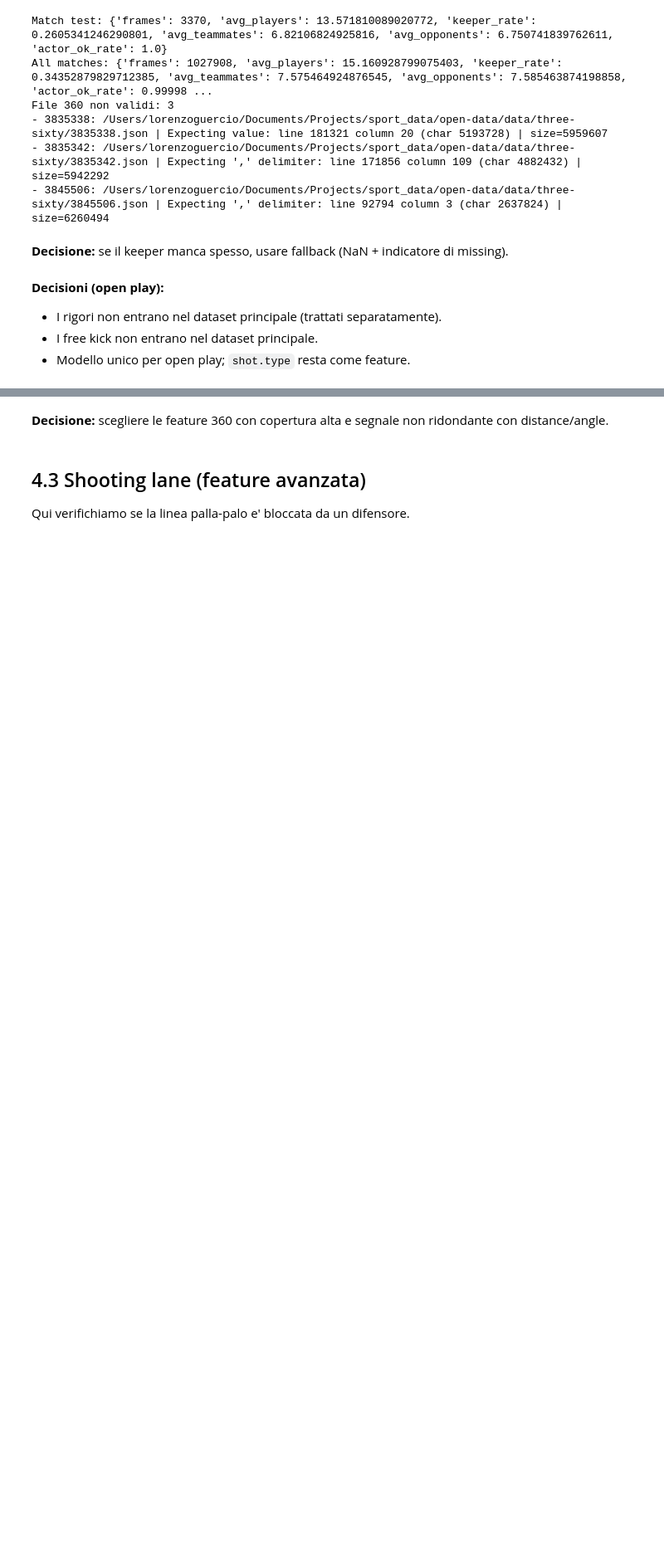
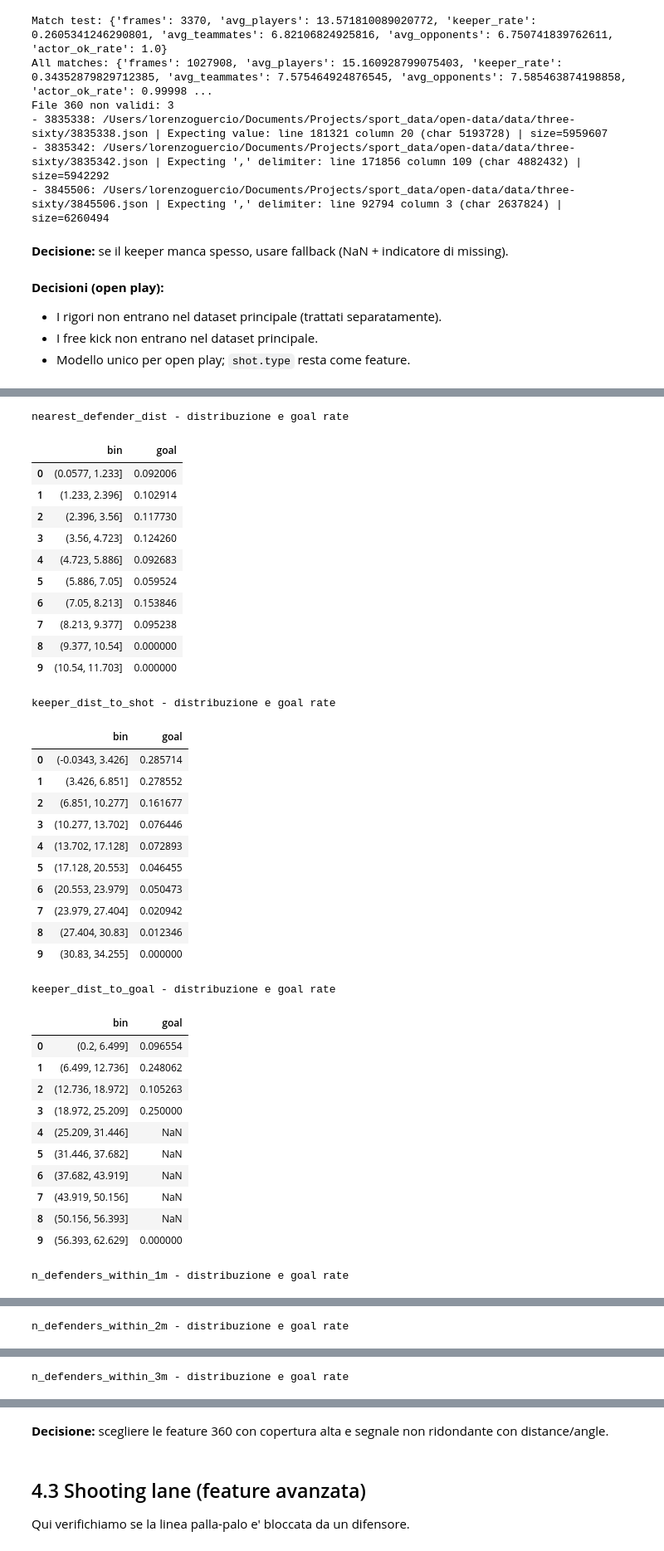
Before and after one commit to lollokomotiv/sport_code_repo, a Jupyter notebook: xgoals_project/xg_notebook_statsbomb.ipynb, the cells around one changed output, grey strips where cells are left out. Shown at 83% size. Saved outputs shown, nothing was run; the diff lists cells and outputs as text; code cells hidden in the pictures; blank space fills up the shorter version.

```diff
--- a/xgoals_project/xg_notebook_statsbomb.ipynb
+++ b/xgoals_project/xg_notebook_statsbomb.ipynb
@@ -834,29 +875,67 @@ shots_360.head()
 # %%
 # Distribuzioni e goal rate per bins (feature 360)
 
 feature_cols = [
     'nearest_defender_dist',
     'keeper_dist_to_shot',
     'keeper_dist_to_goal',
     'n_defenders_within_1m',
     'n_defenders_within_2m',
     'n_defenders_within_3m',
     'n_players_in_cone_to_goal',
     'visible_area_size',
 ]
 
+# Loop su feature: distribuzione e goal rate per bin
 for col in feature_cols:
     series = shots_360[col].dropna()
     if series.empty:
         print(f"{col}: nessun dato")
         continue
 
     # Bin automatici (10) per una lettura veloce
     bins = pd.cut(series, bins=10)
     tmp = shots_360.loc[series.index].copy()
     tmp['bin'] = bins
     grouped = tmp.groupby('bin')['goal'].mean().reset_index()
 
-    print(f"
-{col} - distribuzione e goal rate")
+    print(f"{col} - distribuzione e goal rate")
     display(grouped)
+# %% [output]
+nearest_defender_dist - distribuzione e goal rate
+|  | bin | goal |
+| 0 | (0.0577, 1.233] | 0.092006 |
+| 1 | (1.233, 2.396] | 0.102914 |
+| 2 | (2.396, 3.56] | 0.117730 |
+| 3 | (3.56, 4.723] | 0.124260 |
+| 4 | (4.723, 5.886] | 0.092683 |
+| 5 | (5.886, 7.05] | 0.059524 |
+| 6 | (7.05, 8.213] | 0.153846 |
+| 7 | (8.213, 9.377] | 0.095238 |
+| 8 | (9.377, 10.54] | 0.000000 |
+| 9 | (10.54, 11.703] | 0.000000 |
+keeper_dist_to_shot - distribuzione e goal rate
+|  | bin | goal |
+| 0 | (-0.0343, 3.426] | 0.285714 |
+| 1 | (3.426, 6.851] | 0.278552 |
+| 2 | (6.851, 10.277] | 0.161677 |
+| 3 | (10.277, 13.702] | 0.076446 |
+| 4 | (13.702, 17.128] | 0.072893 |
+| 5 | (17.128, 20.553] | 0.046455 |
+| 6 | (20.553, 23.979] | 0.050473 |
+| 7 | (23.979, 27.404] | 0.020942 |
+| 8 | (27.404, 30.83] | 0.012346 |
+| 9 | (30.83, 34.255] | 0.000000 |
+keeper_dist_to_goal - distribuzione e goal rate
+|  | bin | goal |
+| 0 | (0.2, 6.499] | 0.096554 |
+| 1 | (6.499, 12.736] | 0.248062 |
+| 2 | (12.736, 18.972] | 0.105263 |
+| 3 | (18.972, 25.209] | 0.250000 |
+| 4 | (25.209, 31.446] | NaN |
+| 5 | (31.446, 37.682] | NaN |
+| 6 | (37.682, 43.919] | NaN |
+| 7 | (43.919, 50.156] | NaN |
+| 8 | (50.156, 56.393] | NaN |
+| 9 | (56.393, 62.629] | 0.000000 |
+n_defenders_within_1m - distribuzione e goal rate
@@ -862,0 +953 @@ for col in feature_cols:
+n_defenders_within_2m - distribuzione e goal rate
@@ -862,0 +965 @@ for col in feature_cols:
+n_defenders_within_3m - distribuzione e goal rate
```
Also changed, not shown: parts of 13 cells of this notebook.
